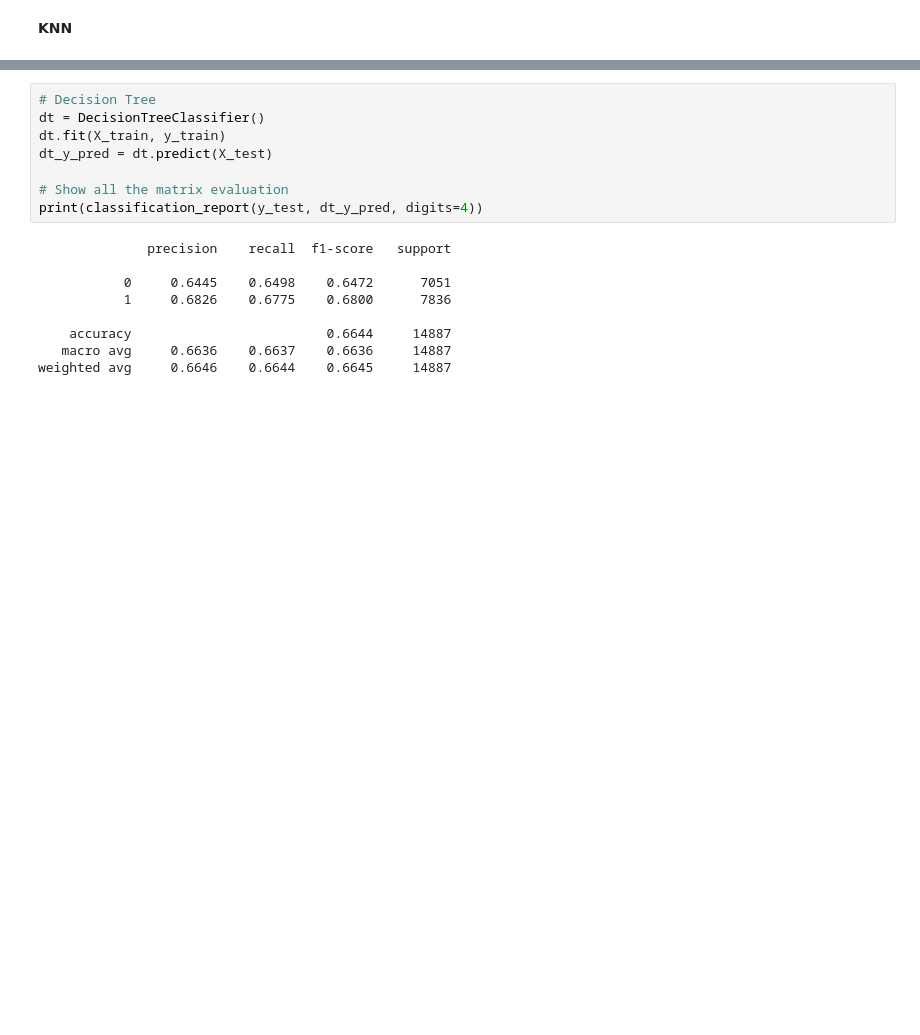
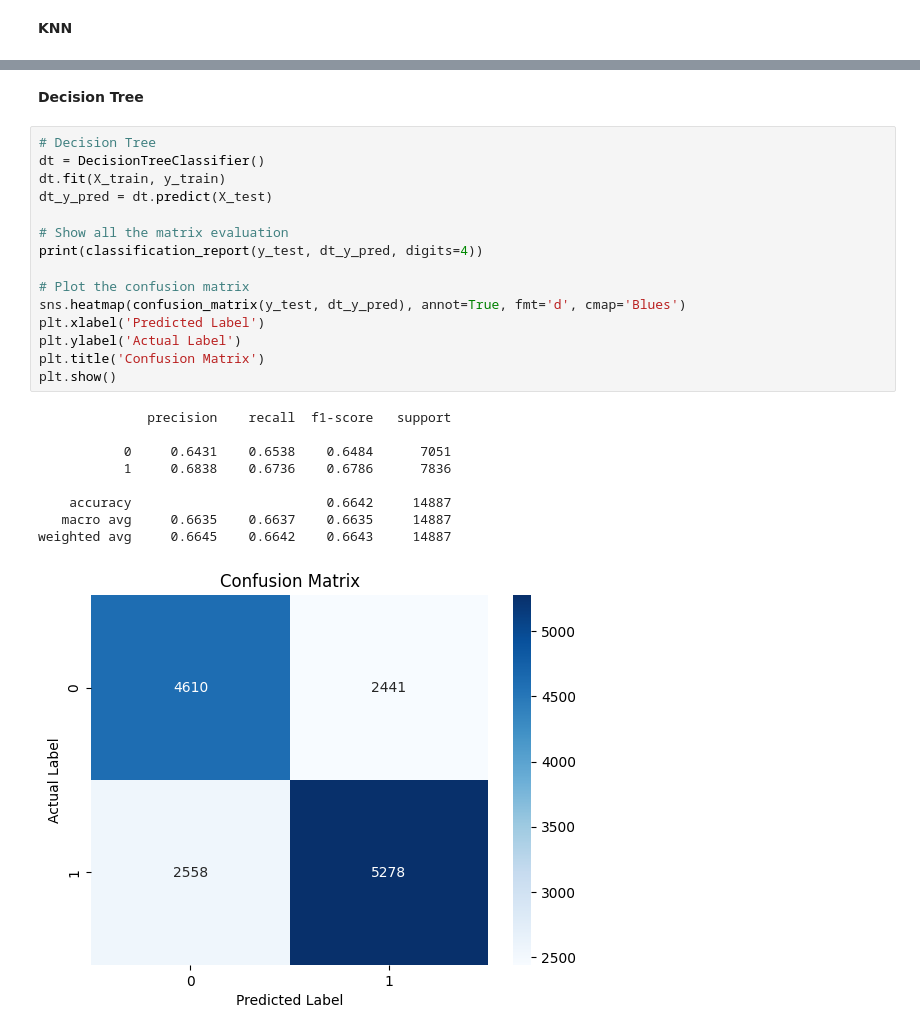
Before and after one commit to rifqimaruf/fp-pm-b, a Jupyter notebook: skenario1.ipynb, the cells around one changed output, grey strips where cells are left out. Saved outputs shown, nothing was run; the diff lists cells and outputs as text; blank space fills up the shorter version.

```diff
--- a/skenario1.ipynb
+++ b/skenario1.ipynb
@@ -112,17 +144,27 @@ weighted avg     0.7453    0.7450    0.7451     14887
+# %% [markdown]
+**Decision Tree**
 # %%
 # Decision Tree
 dt = DecisionTreeClassifier()
 dt.fit(X_train, y_train)
 dt_y_pred = dt.predict(X_test)
 
 # Show all the matrix evaluation
 print(classification_report(y_test, dt_y_pred, digits=4))
+
+# Plot the confusion matrix
+sns.heatmap(confusion_matrix(y_test, dt_y_pred), annot=True, fmt='d', cmap='Blues')
+plt.xlabel('Predicted Label')
+plt.ylabel('Actual Label')
+plt.title('Confusion Matrix')
+plt.show()
 # %% [output]
               precision    recall  f1-score   support
 
-           0     0.6445    0.6498    0.6472      7051
-           1     0.6826    0.6775    0.6800      7836
+           0     0.6431    0.6538    0.6484      7051
+           1     0.6838    0.6736    0.6786      7836
 
-    accuracy                         0.6644     14887
-   macro avg     0.6636    0.6637    0.6636     14887
-weighted avg     0.6646    0.6644    0.6645     14887
+    accuracy                         0.6642     14887
+   macro avg     0.6635    0.6637    0.6635     14887
+weighted avg     0.6645    0.6642    0.6643     14887
+[figure, added]
```
Also changed, not shown: parts of 21 cells of this notebook, 3 other files.
